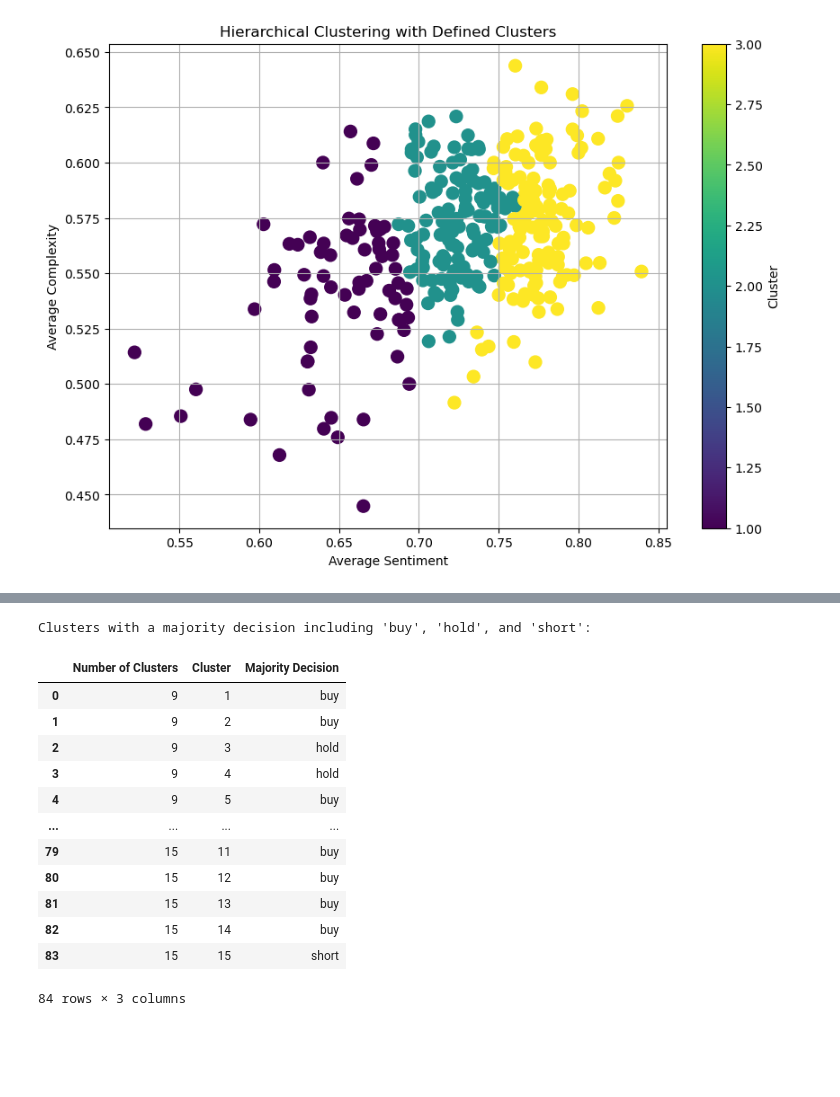
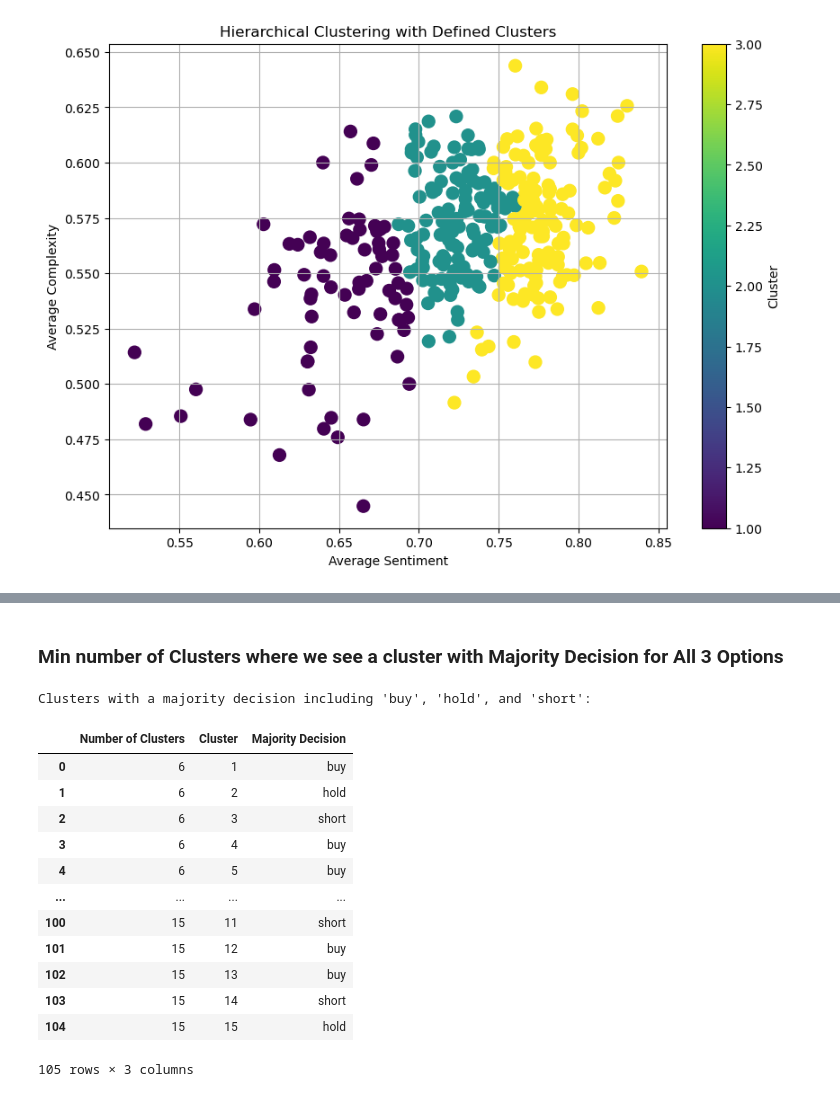
Before and after one commit to biagi0/Unstructured_Data_Projects, a Jupyter notebook: Final_Project/Sentiment_Cluster.ipynb, the cells around one changed output, grey strips where cells are left out. Saved outputs shown, nothing was run; the diff lists cells and outputs as text; code cells hidden in the pictures; blank space fills up the shorter version.

```diff
--- a/Final_Project/Sentiment_Cluster.ipynb
+++ b/Final_Project/Sentiment_Cluster.ipynb
@@ -790,6 +760,6 @@ plt.show()
 # %% [output]
 [figure]
 # %%
-classifier_counts = Cluster_h.groupby(['Cluster', 'Close_5d_Classifier']).size().unstack(fill_value=0)
+classifier_counts = Cluster_h.groupby(['Cluster', 'Close_2d_Classifier']).size().unstack(fill_value=0)
 classifier_counts
 # %% [output]
@@ -837,0 +944,21 @@ results_df_h
+# %%
+# Step 1: Create true labels
+true_labels = []
+for cluster in results_df_h1.index:
+    # Repeat the cluster label based on the total count
+    total_count = results_df_h1.loc[cluster, 'Total Count']
+    true_labels.extend([cluster] * total_count)
+
+# Step 2: Create predicted labels based on the majority decision
+predicted_labels = results_df_h1['Majority Decision'].tolist()
+expanded_predicted_labels = []
+for cluster in results_df_h1.index:
+    count = results_df_h1.loc[cluster, 'Total Count']
+    # Get the majority class for prediction
+    majority_class = results_df_h1.loc[cluster, 'Majority Decision']
+    expanded_predicted_labels.extend([majority_class] * count)
+
+# Step 3: Calculate Rand Index
+ri_score = rand_score(true_labels, expanded_predicted_labels)
+
+print(f"Rand Index: {ri_score:.6f}")
@@ -851,8 +984,9 @@ for n_clusters in range(2, 16):
     # Step 4: Cut the dendrogram to get the specified number of clusters
     Cluster_h['Cluster'] = fcluster(linked, n_clusters, criterion='maxclust')
 
-    # Step 5: Group by 'Cluster' and 'Close_5d_Classifier', then count occurrences
-    classifier_counts = Cluster_h.groupby(['Cluster', 'Close_5d_Classifier']).size().unstack(fill_value=0)
+    # Step 5: Group by 'Cluster' and 'Close_2d_Classifier', then count occurrences
+    classifier_counts = Cluster_h.groupby(['Cluster', 'Close_2d_Classifier']).size().unstack(fill_value=0)
+
 
     # Step 6: Calculate the majority decision for each cluster
     majority_decision = classifier_counts.idxmax(axis=1)
@@ -878,6 +1012,4 @@ optimal_accuracy = max(average_accuracies)
 
 # Display results
 print(f"Optimal Number of Clusters: {optimal_clusters} with Average Accuracy: {optimal_accuracy:.4f}")
-
-# Optionally, d
 # %% [output]
@@ -917,8 +1051,8 @@ for n_clusters in range(2, 16):
     # Step 4: Cut the dendrogram to get the specified number of clusters
     Cluster_h['Cluster'] = fcluster(linked, n_clusters, criterion='maxclust')
 
-    # Step 5: Group by 'Cluster' and 'Close_5d_Classifier', then count occurrences
-    classifier_counts = Cluster_h.groupby(['Cluster', 'Close_5d_Classifier']).size().unstack(fill_value=0)
+    # Step 5: Group by 'Cluster' and 'Close_2d_Classifier', then count occurrences
+    classifier_counts = Cluster_h.groupby(['Cluster', 'Close_2d_Classifier']).size().unstack(fill_value=0)
 
     # Step 6: Calculate the majority decision for each cluster
     majority_decision = classifier_counts.idxmax(axis=1)
@@ -944,6 +1078,4 @@ optimal_accuracy = max(average_accuracies)
 
 # Display results
 print(f"Optimal Number of Clusters: {optimal_clusters} with Average Accuracy: {optimal_accuracy:.4f}")
-
-# Optionally, d
 # %% [output]
@@ -951,55 +1102,57 @@ Optimal Number of Clusters: 12 with Average Accuracy: 0.4743
+# %% [markdown]
+### Min number of Clusters where we see a cluster with Majority Decision for All 3 Options
 # %%
 import pandas as pd
 from scipy.cluster.hierarchy import linkage, fcluster
 
-# Assuming Cluster_h DataFrame already contains 'Average Sentiment' and 'Close_5d_Classifier' columns
+# Assuming Cluster_h DataFrame already contains 'Average Sentiment' and 'Close_2d_Classifier' columns
 
 # List to hold clusters with majority decision including 'buy', 'hold', and 'short'
 valid_clusters_overall = []
 
 # Loop through different numbers of clusters
 for n_clusters in range(2, 16):
     # Step 1: Select features for clustering
     features = Cluster_h[['Average Sentiment']]
 
     # Step 2: Perform hierarchical clustering
     linked = linkage(features, method='ward')
 
     # Step 3: Cut the dendrogram to get the specified number of clusters
     Cluster_h['Cluster'] = fcluster(linked, n_clusters, criterion='maxclust')
 
-    # Step 4: Group by 'Cluster' and 'Close_5d_Classifier', then count occurrences
-    classifier_counts = Cluster_h.groupby(['Cluster', 'Close_5d_Classifier']).size().unstack(fill_value=0)
+    # Step 4: Group by 'Cluster' and 'Close_2d_Classifier', then count occurrences
+    classifier_counts = Cluster_h.groupby(['Cluster', 'Close_2d_Classifier']).size().unstack(fill_value=0)
 
     # Step 5: Calculate the majority decision for each cluster
     majority_decision = classifier_counts.idxmax(axis=1)
 
     # Step 6: Count how many classes are present in each cluster
     for cluster in classifier_counts.index:
         if all(decision in majority_decision.values for decision in ["buy", "hold", "short"]):
             valid_clusters_overall.append((n_clusters, cluster, majority_decision[cluster]))
 
 # Convert valid clusters to DataFrame for better visibility
 valid_clusters_df = pd.DataFrame(valid_clusters_overall, columns=['Number of Clusters', 'Cluster', 'Majority Decision'])
 
 # Display results
 print("Clusters with a majority decision including 'buy', 'hold', and 'short':")
 valid_clusters_df
 # %% [output]
 Clusters with a majority decision including 'buy', 'hold', and 'short':
 |  | Number of Clusters | Cluster | Majority Decision |
-| 0 | 9 | 1 | buy |
-| 1 | 9 | 2 | buy |
-| 2 | 9 | 3 | hold |
-| 3 | 9 | 4 | hold |
-| 4 | 9 | 5 | buy |
+| 0 | 6 | 1 | buy |
+| 1 | 6 | 2 | hold |
+| 2 | 6 | 3 | short |
+| 3 | 6 | 4 | buy |
+| 4 | 6 | 5 | buy |
 | ... | ... | ... | ... |
-| 79 | 15 | 11 | buy |
-| 80 | 15 | 12 | buy |
-| 81 | 15 | 13 | buy |
-| 82 | 15 | 14 | buy |
-| 83 | 15 | 15 | short |
+| 100 | 15 | 11 | short |
+| 101 | 15 | 12 | buy |
+| 102 | 15 | 13 | buy |
+| 103 | 15 | 14 | short |
+| 104 | 15 | 15 | hold |
-84 rows × 3 columns
+105 rows × 3 columns
 # %%
 valid_clusters_df['Number of Clusters'].unique()
 # %% [output]
```
Also changed, not shown: parts of 31 cells of this notebook.
